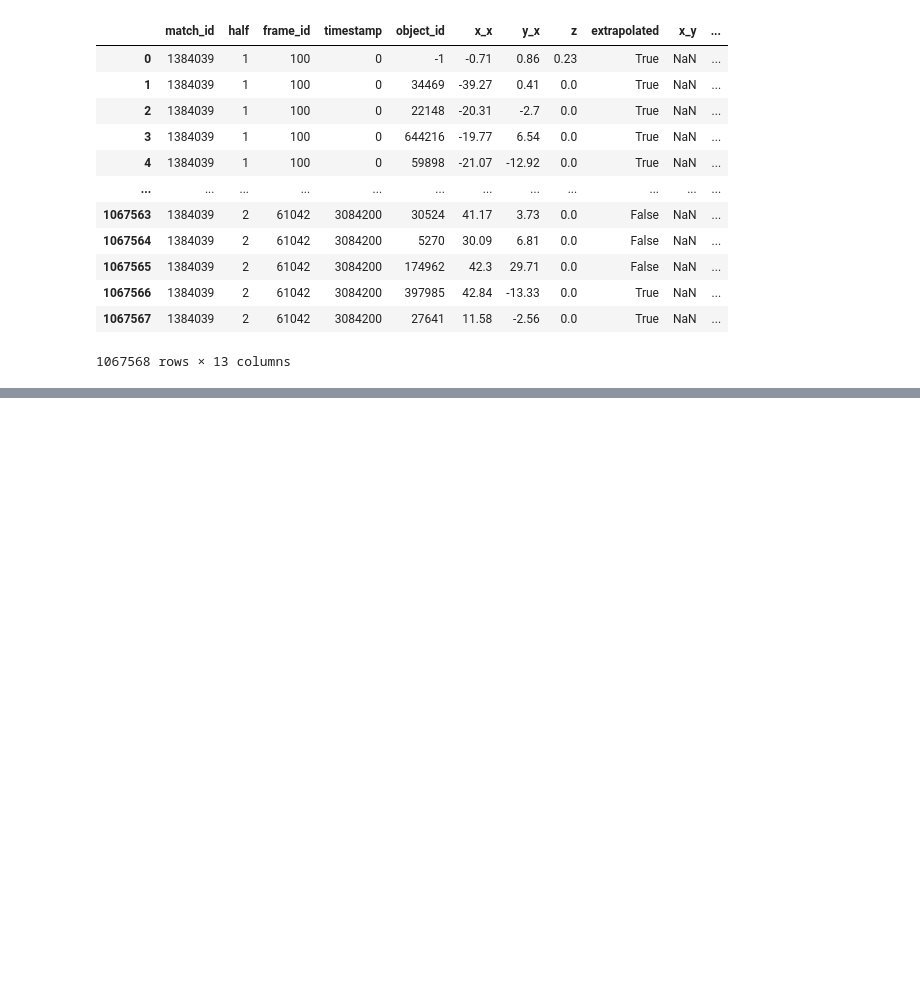
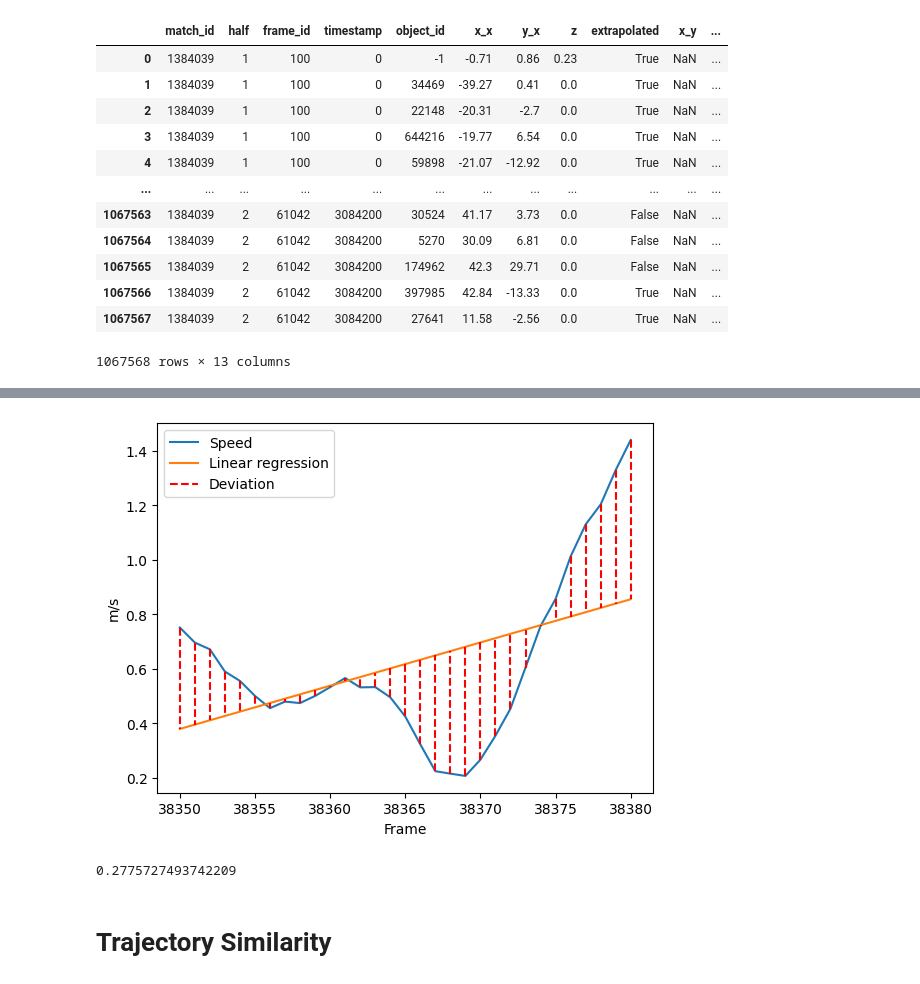
Before and after one commit to AdamSuma/TrackingDataSmoothing, a Jupyter notebook: src/skillcornerSmooth.ipynb, the cells around one changed output, grey strips where cells are left out. Cells and saved outputs as stored; diff of their text form; code cells hidden in the pictures; blank space fills up the shorter version.

```diff
--- a/src/skillcornerSmooth.ipynb
+++ b/src/skillcornerSmooth.ipynb
@@ -192,0 +310,43 @@ newDF
+# %%
+from sklearn.linear_model import LinearRegression
+lr = LinearRegression()
+
+speedTS = pd.DataFrame(smoothIsolatedTrajs[0])
+speedTS[2] = speedTS[2]*10
+speedTS.columns = ['x', 'y', 'speed', 'time', 'frame_id']
+speedTS['frame_id'] = isolatedTraj[4]
+speedTS = speedTS[1:-1]
+speedTS = speedTS[['speed', 'frame_id']]
+speedTS = speedTS[(speedTS['frame_id'] >= 38350) & (speedTS['frame_id'] <= 38380)]
+
+lr.fit(speedTS[['frame_id']], speedTS['speed'])
+
+slope = lr.coef_[0]
+intercept = lr.intercept_
+
+speedTS['linear'] = lr.predict(speedTS[['frame_id']])
+speedTS['deviation'] = (speedTS['speed'] - speedTS['linear'])**2
+
+plt.plot(speedTS['frame_id'], speedTS['speed'], label='Speed')
+plt.plot(speedTS['frame_id'], speedTS['linear'], label='Linear regression')
+
+count = 0
+for _, row in speedTS.iterrows():
+    if count == 0:
+        plt.plot([row['frame_id'], row['frame_id']], [row['speed'], row['linear']], color='r', linestyle='--', label='Deviation')
+    else:
+        plt.plot([row['frame_id'], row['frame_id']], [row['speed'], row['linear']], color='r', linestyle='--')
+    count += 1
+
+plt.xlabel('Frame')  # Replace 'Index' with the actual x-axis label
+plt.ylabel('m/s')  # Replace 'Value' with the actual y-axis label
+plt.legend()
+plt.show()
+
+print(sqrt(speedTS['deviation'].sum()/len(speedTS)))
+# print(speedTS['deviation'].sum())
+
+# 0.00615298954502796
+# %% [output]
+[figure, added]
+0.2775727493742209
@@ -192,0 +369,2 @@ newDF
+# %% [markdown]
+<h1>Trajectory Similarity</h1>
```
Also changed, not shown: parts of 19 cells of this notebook, 5 other files.
